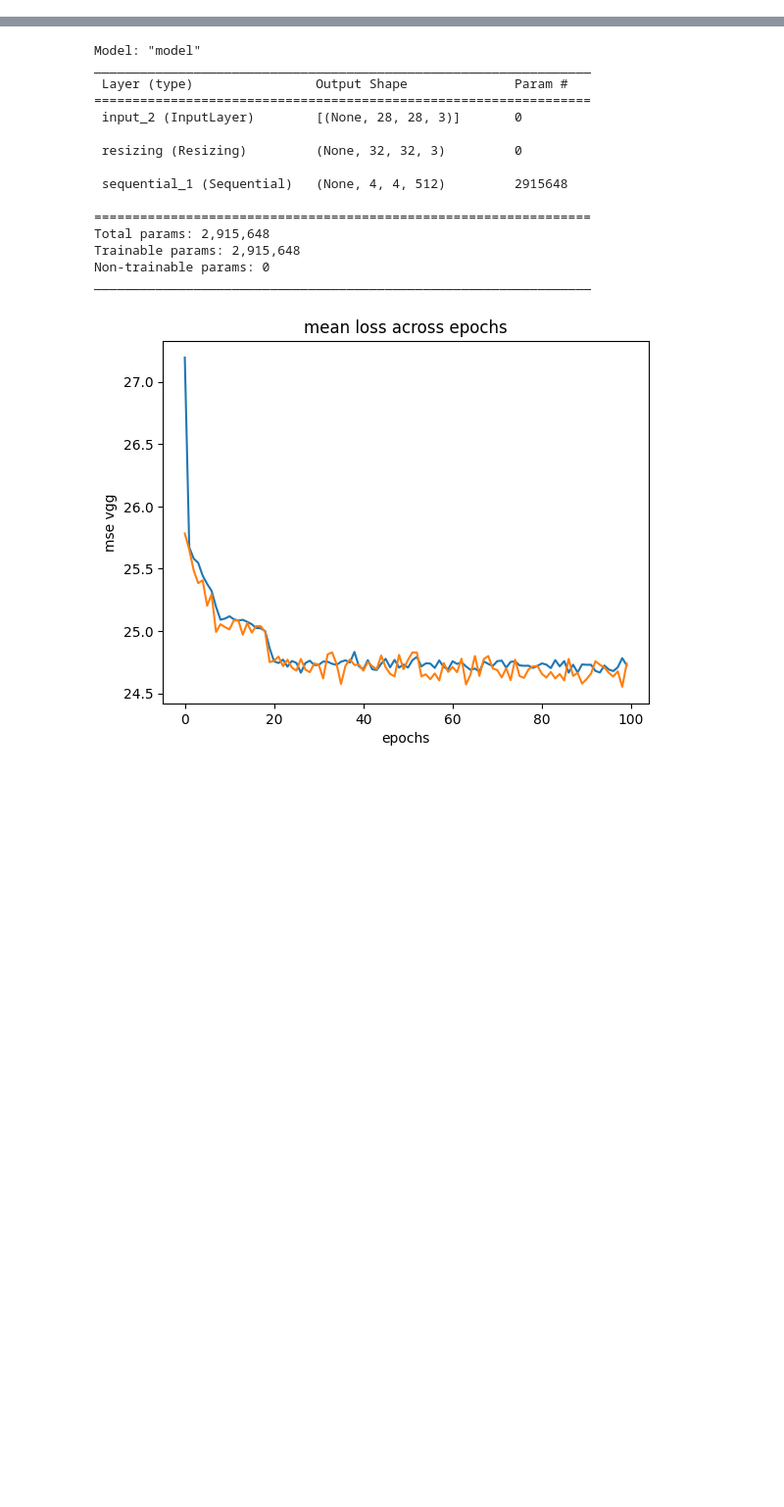
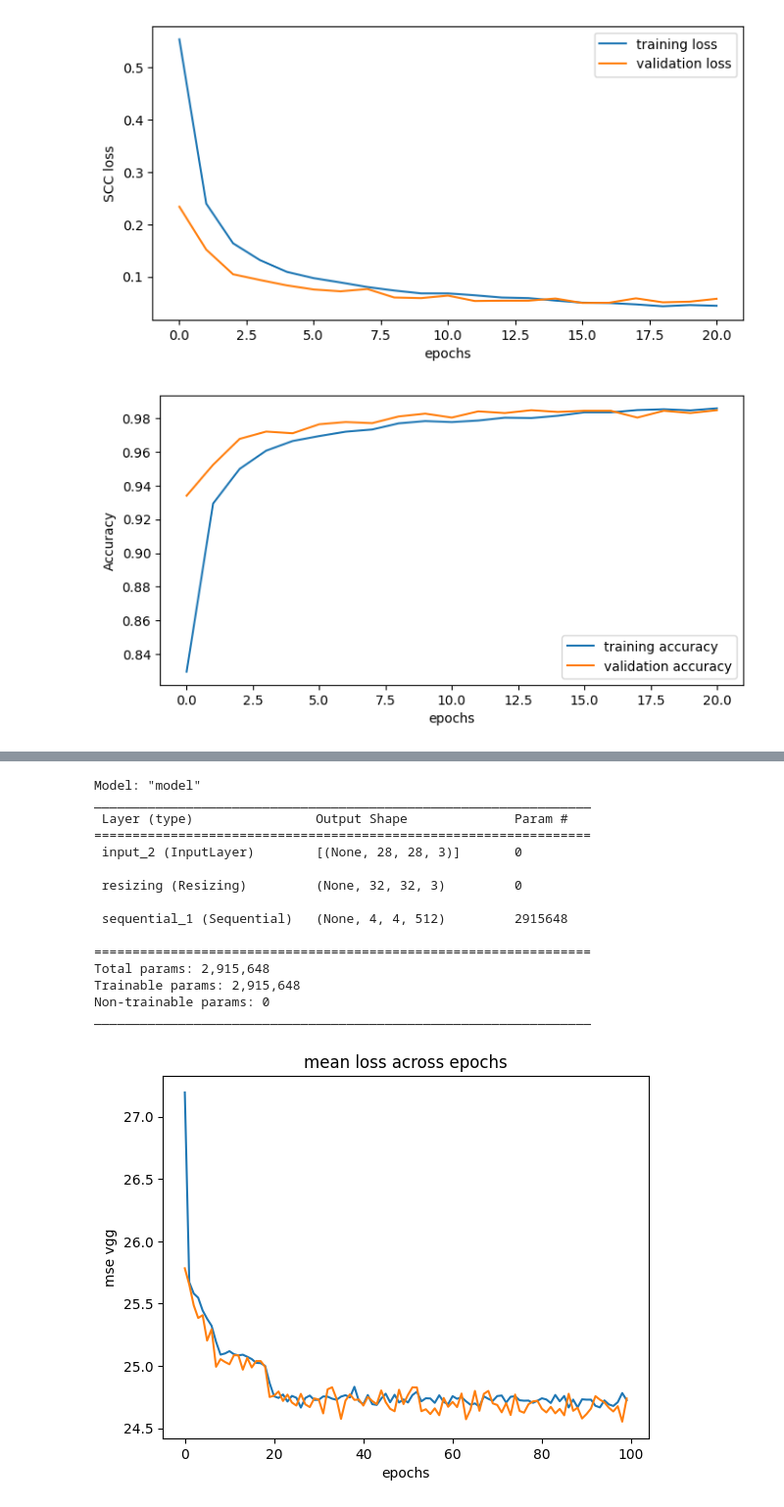
Before and after one commit to Lisa-dk/self-supervised-mnist, a Jupyter notebook: HTR_mwe.ipynb, the cells around one changed output, grey strips where cells are left out. Shown: that part at 98% size. Saved outputs shown, nothing was run; the diff lists cells and outputs as text; code cells hidden in the pictures; blank space fills up the shorter version.

```diff
--- a/HTR_mwe.ipynb
+++ b/HTR_mwe.ipynb
@@ -51,0 +62,3 @@ def make_htr_model():
+# %%
+super_htr_model = make_htr_model()
+super_htr_model.summary()
@@ -51,0 +83,11 @@ def make_htr_model():
+# %%
+epochs = 100
+callback = tf.keras.callbacks.EarlyStopping(monitor='val_loss', patience=5)
+
+super_htr_model.compile(
+    optimizer=tf.keras.optimizers.Adam(0.001),
+    loss='categorical_crossentropy',
+    metrics=['acc'],
+)
+
+history = super_htr_model.fit(dataset, epochs=epochs, validation_data=val_dataset, callbacks=[callback])
@@ -51,0 +112,31 @@ def make_htr_model():
+# %%
+tr_loss = history.history['loss']
+val_loss = history.history['val_loss']
+
+tr_acc = history.history['acc']
+val_acc = history.history['val_acc']
+
+
+fig = plt.figure(figsize=(8, 4))
+
+plt.plot(tr_loss, label="training loss")
+plt.plot(val_loss, label="validation loss")
+plt.legend()
+plt.xlabel("epochs")
+plt.ylabel("SCC loss")
+plt.savefig("./results/super_hcr_loss.png", dpi=300)
+plt.show()
+
+
+fig = plt.figure(figsize=(8, 4))
+
+plt.plot(tr_acc, label="training accuracy")
+plt.plot(val_acc, label="validation accuracy")
+plt.legend()
+plt.xlabel("epochs")
+plt.ylabel("Accuracy")
+plt.savefig("./results/super_hcr_acc.png", dpi=300)
+plt.show()
+# %% [output]
+[figure, added]
+[figure, added]
```
Also changed, not shown: parts of 10 cells of this notebook, 3 other files.
